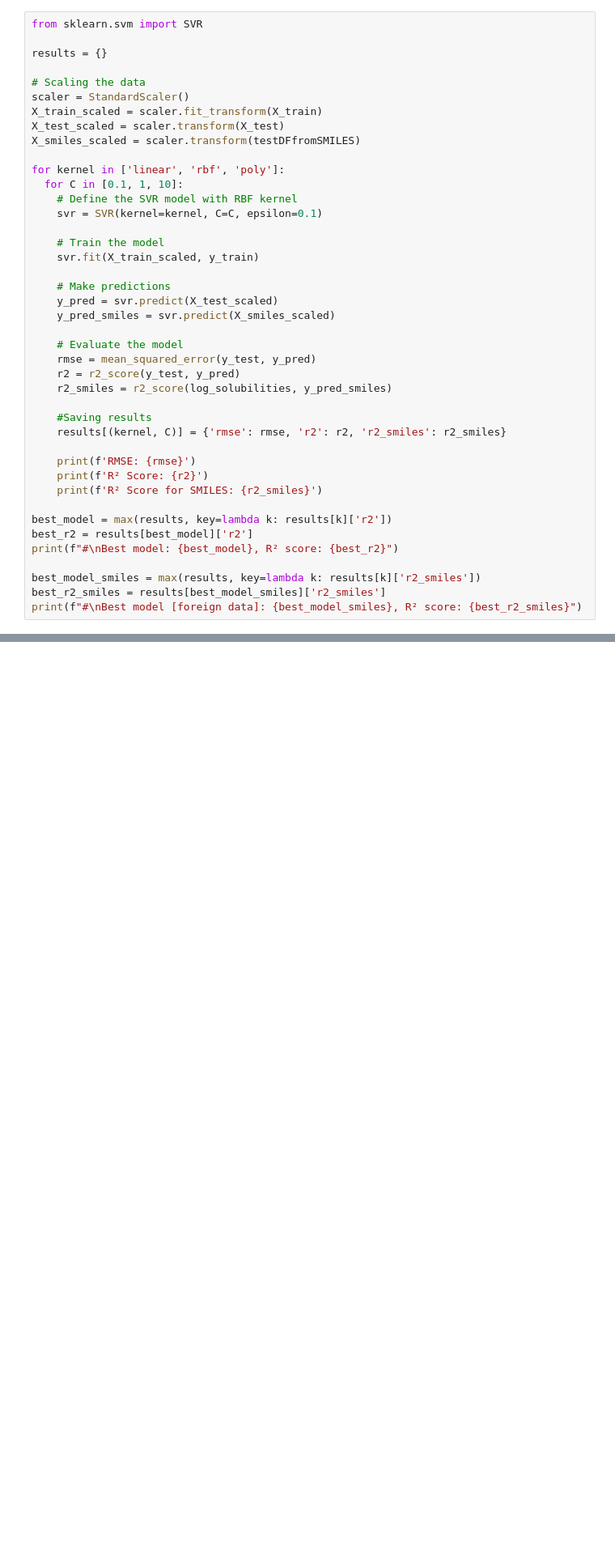
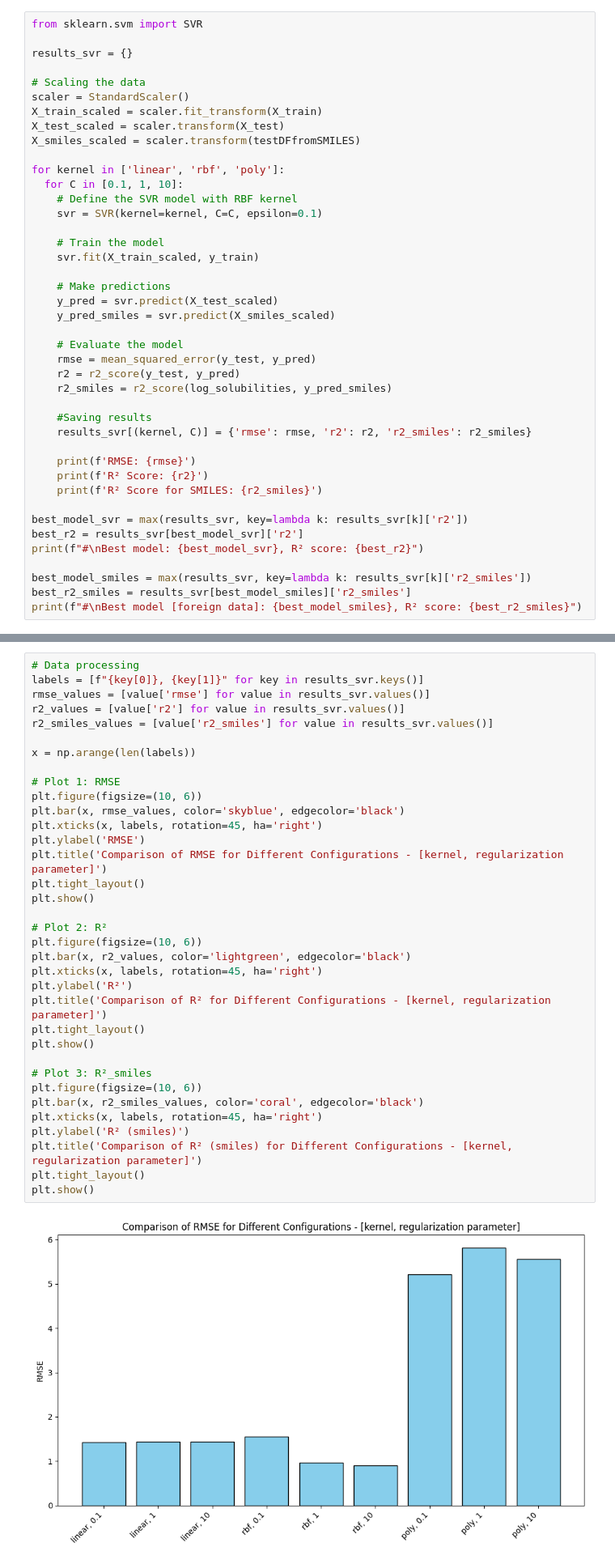
Before and after one commit to JoozG/ml-case-studies, a Jupyter notebook: SolubilityPredictor.ipynb, the cells around one changed output, grey strips where cells are left out. Shown at 81% size. Drawn from its saved outputs; the diff is of its cells as text; blank space fills up the shorter version.

```diff
--- a/SolubilityPredictor.ipynb
+++ b/SolubilityPredictor.ipynb
@@ -290,7 +295,7 @@ Best model [foreign data]: (10, 100), R² score: 0.6093687277034789
 # %%
 from sklearn.svm import SVR
 
-results = {}
+results_svr = {}
 
 # Scaling the data
 scaler = StandardScaler()
@@ -316,17 +321,17 @@ for kernel in ['linear', 'rbf', 'poly']:
     r2_smiles = r2_score(log_solubilities, y_pred_smiles)
 
     #Saving results
-    results[(kernel, C)] = {'rmse': rmse, 'r2': r2, 'r2_smiles': r2_smiles}
+    results_svr[(kernel, C)] = {'rmse': rmse, 'r2': r2, 'r2_smiles': r2_smiles}
 
     print(f'RMSE: {rmse}')
     print(f'R² Score: {r2}')
     print(f'R² Score for SMILES: {r2_smiles}')
 
-best_model = max(results, key=lambda k: results[k]['r2'])
-best_r2 = results[best_model]['r2']
-print(f"#\nBest model: {best_model}, R² score: {best_r2}")
+best_model_svr = max(results_svr, key=lambda k: results_svr[k]['r2'])
+best_r2 = results_svr[best_model_svr]['r2']
+print(f"#\nBest model: {best_model_svr}, R² score: {best_r2}")
 
-best_model_smiles = max(results, key=lambda k: results[k]['r2_smiles'])
-best_r2_smiles = results[best_model_smiles]['r2_smiles']
+best_model_smiles = max(results_svr, key=lambda k: results_svr[k]['r2_smiles'])
+best_r2_smiles = results_svr[best_model_smiles]['r2_smiles']
 print(f"#\nBest model [foreign data]: {best_model_smiles}, R² score: {best_r2_smiles}")
 # %% [output]
@@ -444,0 +443,37 @@ Best model [foreign data]: ((128, 64), 'tanh', 'adam'), R² score: 0.69018927741
+# %%
+# Data processing
+labels = [f"{key[0]}, {key[1]}" for key in results_svr.keys()]
+rmse_values = [value['rmse'] for value in results_svr.values()]
+r2_values = [value['r2'] for value in results_svr.values()]
+r2_smiles_values = [value['r2_smiles'] for value in results_svr.values()]
+
+x = np.arange(len(labels))
+
+# Plot 1: RMSE
+plt.figure(figsize=(10, 6))
+plt.bar(x, rmse_values, color='skyblue', edgecolor='black')
+plt.xticks(x, labels, rotation=45, ha='right')
+plt.ylabel('RMSE')
+plt.title('Comparison of RMSE for Different Configurations - [kernel, regularization parameter]')
+plt.tight_layout()
+plt.show()
+
+# Plot 2: R²
+plt.figure(figsize=(10, 6))
+plt.bar(x, r2_values, color='lightgreen', edgecolor='black')
+plt.xticks(x, labels, rotation=45, ha='right')
+plt.ylabel('R²')
+plt.title('Comparison of R² for Different Configurations - [kernel, regularization parameter]')
+plt.tight_layout()
+plt.show()
+
+# Plot 3: R²_smiles
+plt.figure(figsize=(10, 6))
+plt.bar(x, r2_smiles_values, color='coral', edgecolor='black')
+plt.xticks(x, labels, rotation=45, ha='right')
+plt.ylabel('R² (smiles)')
+plt.title('Comparison of R² (smiles) for Different Configurations - [kernel, regularization parameter]')
+plt.tight_layout()
+plt.show()
+# %% [output]
+[figure, added]
```
Also changed, not shown: parts of 16 cells of this notebook.
